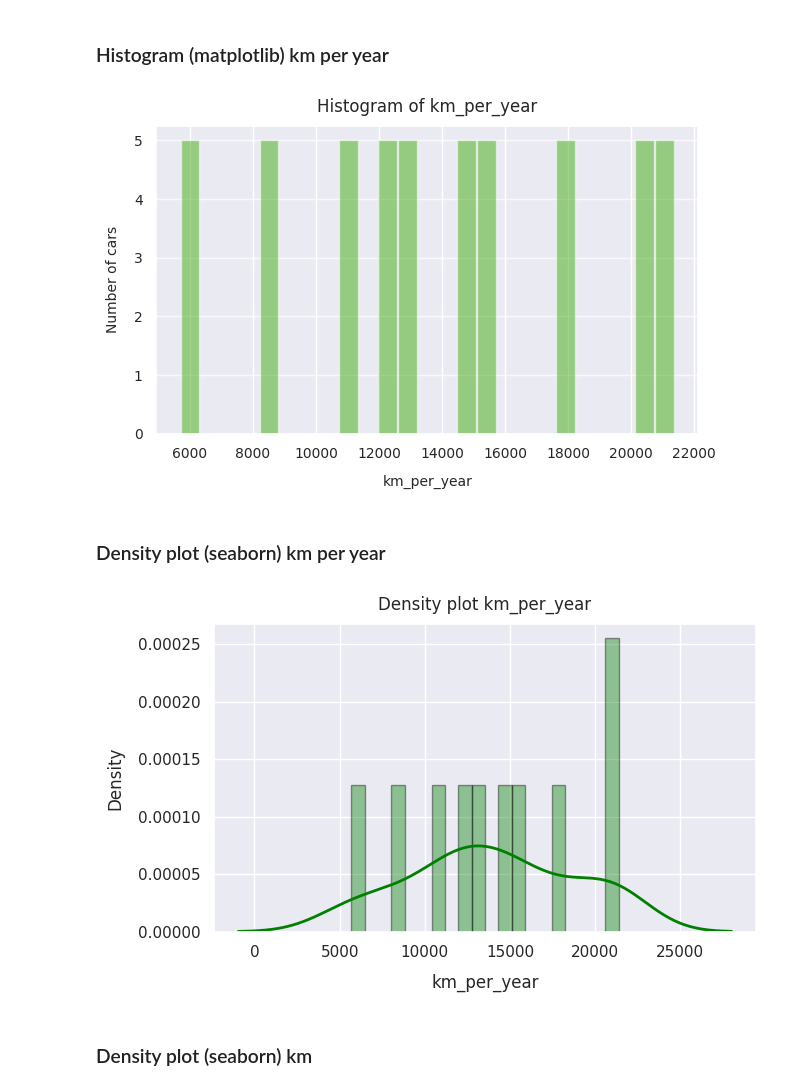
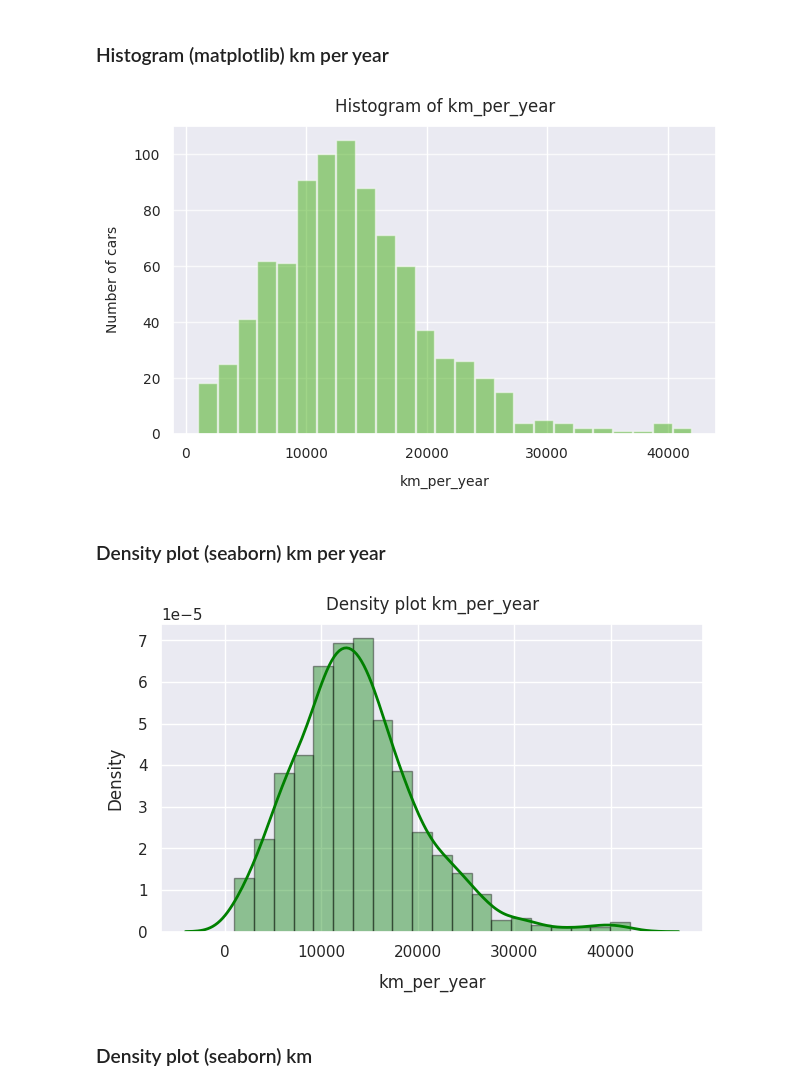
Before and after one commit to seslaste/DA_Project, a Jupyter notebook: Project/Minimum/4/exploratory_data_analysis_apartment_data.ipynb, the cells around one changed output. Drawn from its saved outputs; the diff is of its cells as text; code cells hidden in the pictures.

```diff
--- a/Project/Minimum/4/exploratory_data_analysis_apartment_data.ipynb
+++ b/Project/Minimum/4/exploratory_data_analysis_apartment_data.ipynb
@@ -303,18 +336,21 @@ plt.show()
 import matplotlib.pyplot as plt
 import numpy as np
 
+# Filter out non-finite values from 'km_per_year' column
+filtered_km_per_year = df['km_per_year'][np.isfinite(df['km_per_year'])]
+
 # Plot Histogram
-fig = plt.figure( figsize=(7,4))
+fig = plt.figure(figsize=(7, 4))
 
 plt.xticks(fontsize=14, rotation=0)
 plt.yticks(fontsize=14, rotation=0)
 
-n, bins, patches = plt.hist(x=df['km_per_year'],
+n, bins, patches = plt.hist(x=filtered_km_per_year,
                             bins=25,
                             color='#42AD12',
                             alpha=0.5,
                             rwidth=0.95
-                   )
+                            )
 plt.grid(True)
 plt.ticklabel_format(style='plain')
 plt.grid(axis='y', alpha=0.75)
@@ -325,31 +361,34 @@ plt.ylabel('Number of cars', fontsize=10, labelpad=10)
 plt.title('Histogram of km_per_year', fontsize=12, pad=10)
 
 # Set fontsize of tick labels
-plt.xticks(fontsize = 10)
-plt.yticks(fontsize = 10)
+plt.xticks(fontsize=10)
+plt.yticks(fontsize=10)
 
 plt.show()
 # %% [output]
-[figure, old version]
+[figure, new version]
 # %% [markdown]
 ### Density plot  (seaborn) km per year
 # %%
-plt.figure(figsize=(7,4))
-sns.distplot(df['km_per_year'],
+# Filter out non-finite values from 'km_per_year' column
+filtered_km_per_year = df['km_per_year'][np.isfinite(df['km_per_year'])]
+
+plt.figure(figsize=(7, 4))
+sns.distplot(filtered_km_per_year,
              hist=True,
              kde=True,
              bins=20,
-             color = 'green',
-             hist_kws={'edgecolor':'black'},
+             color='green',
+             hist_kws={'edgecolor': 'black'},
              kde_kws={'linewidth': 2},
-            )
+             )
 plt.title('Density plot km_per_year', fontsize=12, pad=10)
 plt.xlabel('km_per_year', fontsize=12, labelpad=10)
 plt.ylabel('Density', fontsize=12, labelpad=10)
 plt.grid(True)
 plt.show()
 # %% [output]
-[figure, old version]
+[figure, new version]
 # %% [markdown]
 ### Density plot  (seaborn) km
 # %%
```
Also changed, not shown: parts of 29 cells of this notebook, 9 other files.
